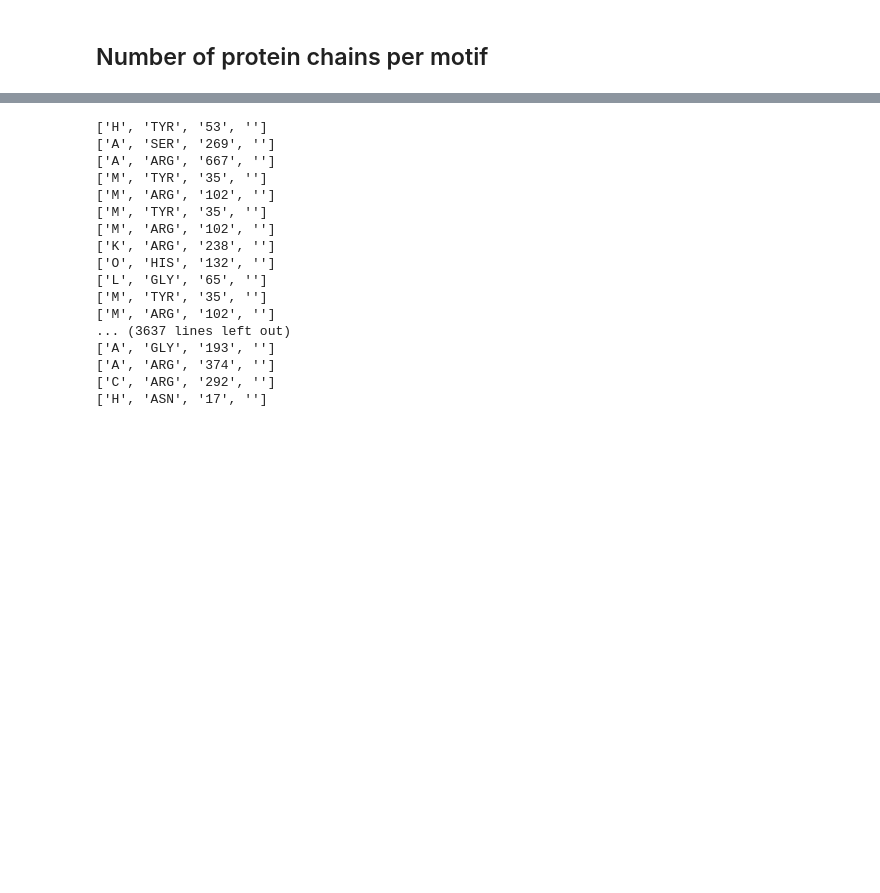
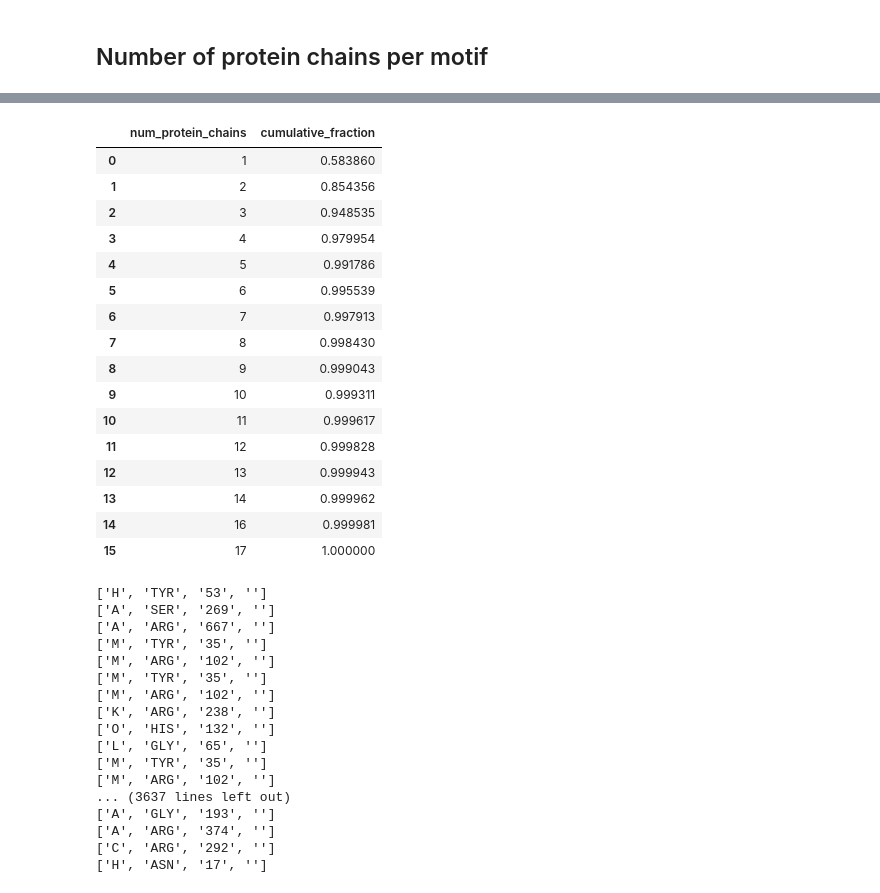
Before and after one commit to YesselmanLab/rna_motif_library, a Jupyter notebook: notebooks/rna_protein.ipynb, the cells around one changed output, grey strips where cells are left out. Cells and saved outputs as stored; diff of their text form; code cells hidden in the pictures; blank space fills up the shorter version.

```diff
--- a/notebooks/rna_protein.ipynb
+++ b/notebooks/rna_protein.ipynb
@@ -523,6 +489,24 @@ plot_hbond_counts_per_motif_type(df_motifs, ax)
 [figure]
 # %% [markdown]
 ## Number of H-bonds per motif
+# %%
+def cumulative_distribution(df, column):
+    """
+    Computes the cumulative distribution of values in a specified column of a DataFrame.
+
+    Parameters:
+    df (pd.DataFrame): The input DataFrame.
+    column (str): The column name for which to compute the cumulative distribution.
+
+    Returns:
+    pd.DataFrame: A DataFrame with columns [column, 'cumulative_fraction'] sorted by column.
+    """
+    value_counts = df[column].value_counts().sort_index()
+    cumulative = value_counts.cumsum()
+    cumulative_fraction = cumulative / cumulative.iloc[-1]
+    result = cumulative_fraction.reset_index()
+    result.columns = [column, "cumulative_fraction"]
+    return result
 # %%
 def plot_hbond_histogram_per_motif(df, ax):
     """
@@ -574,3 +577,23 @@ publication_style_ax(ax, fsize=8, ytick_size=6, xtick_size=6)
+# %%
+cumulative_distribution(df_motifs, "num_protein_chains")
+# %% [output]
+|  | num_protein_chains | cumulative_fraction |
+| 0 | 1 | 0.583860 |
+| 1 | 2 | 0.854356 |
+| 2 | 3 | 0.948535 |
+| 3 | 4 | 0.979954 |
+| 4 | 5 | 0.991786 |
+| 5 | 6 | 0.995539 |
+| 6 | 7 | 0.997913 |
+| 7 | 8 | 0.998430 |
+| 8 | 9 | 0.999043 |
+| 9 | 10 | 0.999311 |
+| 10 | 11 | 0.999617 |
+| 11 | 12 | 0.999828 |
+| 12 | 13 | 0.999943 |
+| 13 | 14 | 0.999962 |
+| 14 | 16 | 0.999981 |
+| 15 | 17 | 1.000000 |
 # %%
 data = []
 for i, g in df_motifs.groupby("pdb_id"):
```
Also changed, not shown: parts of 12 cells of this notebook, 17 other files.
